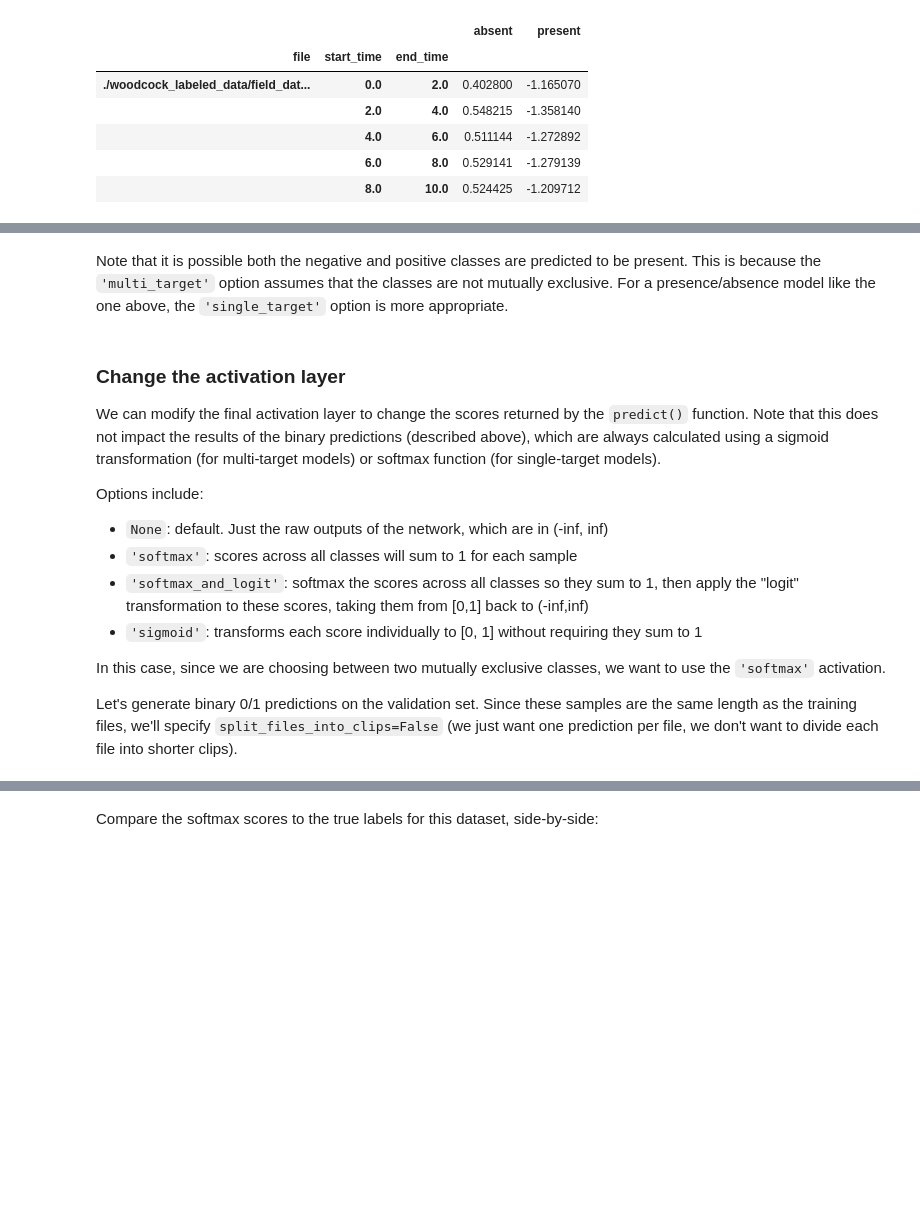
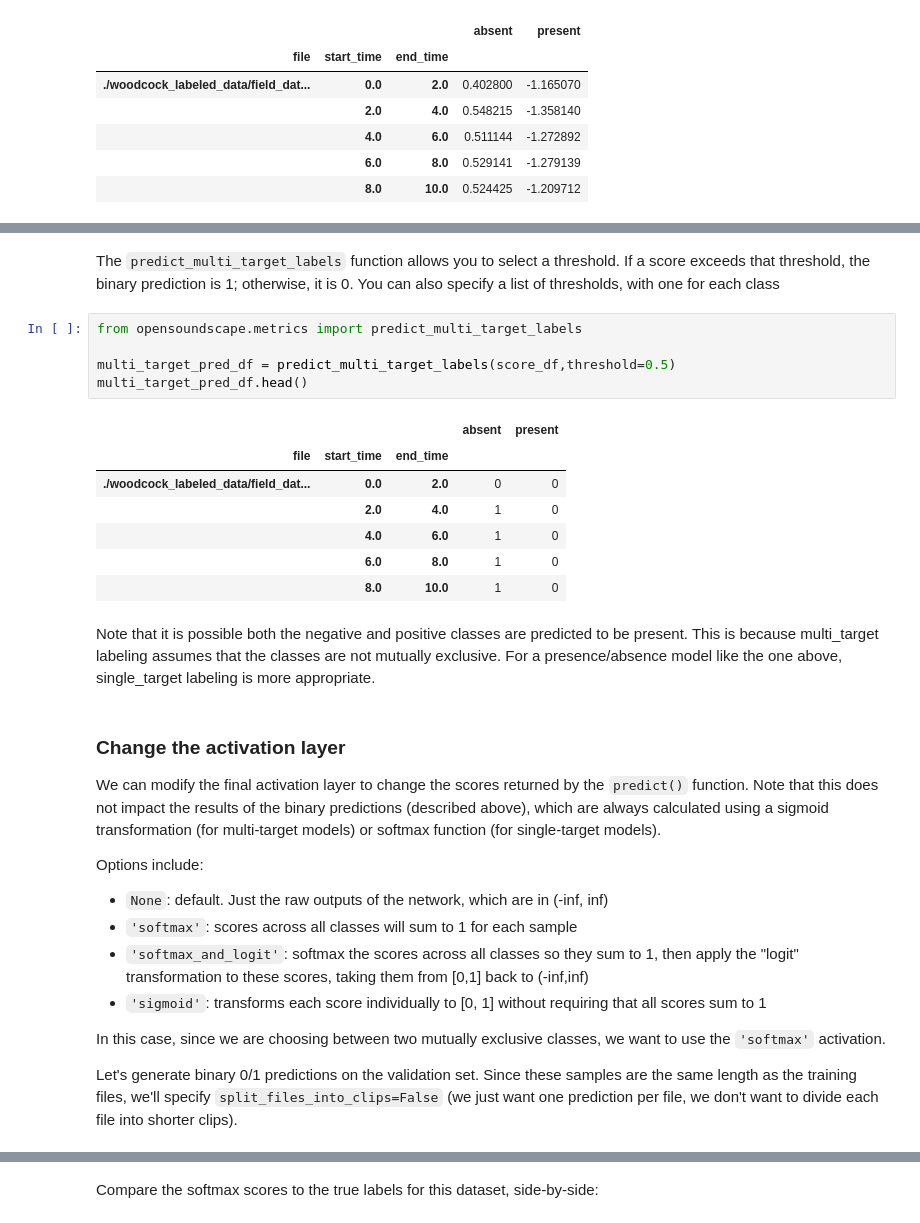
Before and after one commit to kitzeslab/opensoundscape, a Jupyter notebook: docs/tutorials/cnn.ipynb, the cells around one changed output, grey strips where cells are left out. Saved outputs shown, nothing was run; the diff lists cells and outputs as text; blank space fills up the shorter version.

```diff
--- a/docs/tutorials/cnn.ipynb
+++ b/docs/tutorials/cnn.ipynb
@@ -350,5 +313,20 @@ pred_df.head()
+# %% [markdown]
+The `predict_multi_target_labels` function allows you to select a threshold. If a score exceeds that threshold, the binary prediction is 1; otherwise, it is 0. You can also specify a list of thresholds, with one for each class
+# %%
+from opensoundscape.metrics import predict_multi_target_labels
+
+multi_target_pred_df = predict_multi_target_labels(score_df,threshold=0.5)
+multi_target_pred_df.head()
+# %% [output]
+|  |  |  | absent | present |
+| file | start_time | end_time |  |  |
+| ./woodcock_labeled_data/field_dat... | 0.0 | 2.0 | 0 | 0 |
+|  | 2.0 | 4.0 | 1 | 0 |
+|  | 4.0 | 6.0 | 1 | 0 |
+|  | 6.0 | 8.0 | 1 | 0 |
+|  | 8.0 | 10.0 | 1 | 0 |
 # %% [markdown]
-Note that it is possible both the negative and positive classes are predicted to be present. This is because the `'multi_target'` option assumes that the classes are not mutually exclusive. For a presence/absence model like the one above, the `'single_target'` option is more appropriate.
+Note that it is possible both the negative and positive classes are predicted to be present. This is because multi_target labeling assumes that the classes are not mutually exclusive. For a presence/absence model like the one above, single_target labeling is more appropriate.
 # %% [markdown]
 ### Change the activation layer
 We can modify the final activation layer to change the scores returned by the `predict()` function. Note that this does not impact the results of the binary predictions (described above), which are always calculated using a sigmoid transformation (for multi-target models) or softmax function (for single-target models).
@@ -358,7 +336,7 @@ Options include:
 * `None`: default. Just the raw outputs of the network, which are in (-inf, inf)
 * `'softmax'`: scores across all classes will sum to 1 for each sample
 * `'softmax_and_logit'`: softmax the scores across all classes so they sum to 1, then apply the "logit" transformation to these scores, taking them from [0,1] back to (-inf,inf)
-* `'sigmoid'`: transforms each score individually to [0, 1] without requiring they sum to 1
+* `'sigmoid'`: transforms each score individually to [0, 1] without requiring that all scores sum to 1
 
 In this case, since we are choosing between two mutually exclusive classes, we want to use the `'softmax'` activation.
 
```
Also changed, not shown: parts of 21 cells of this notebook, 9 other files.
